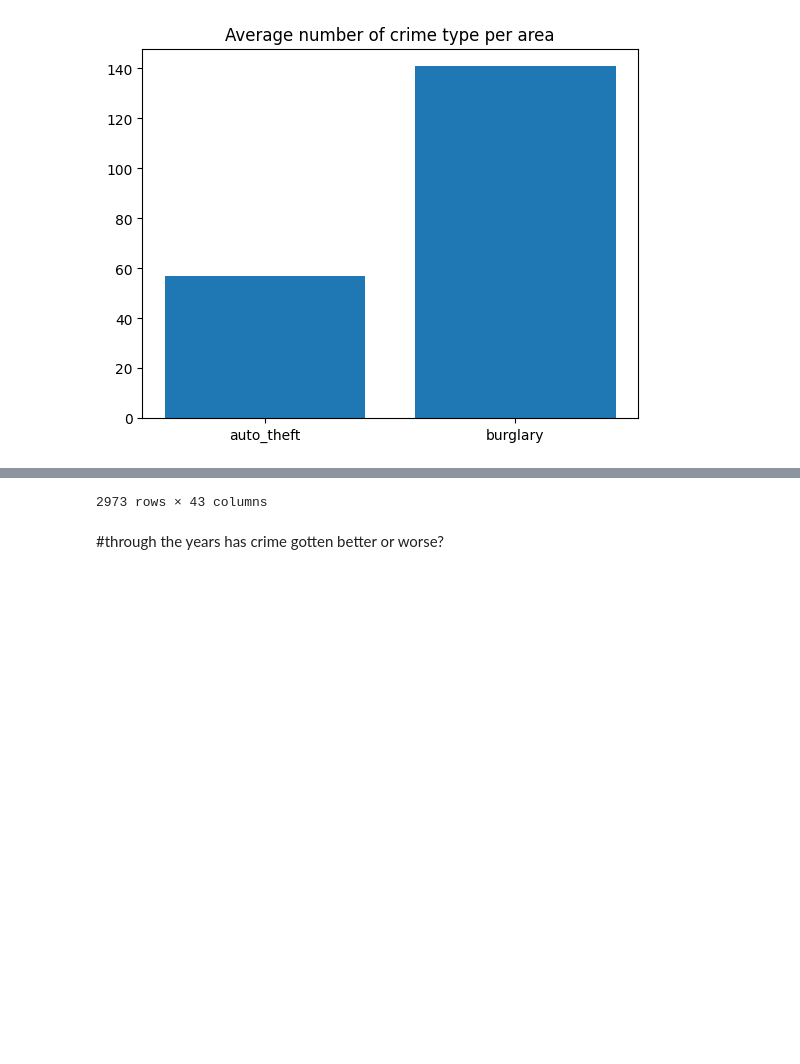
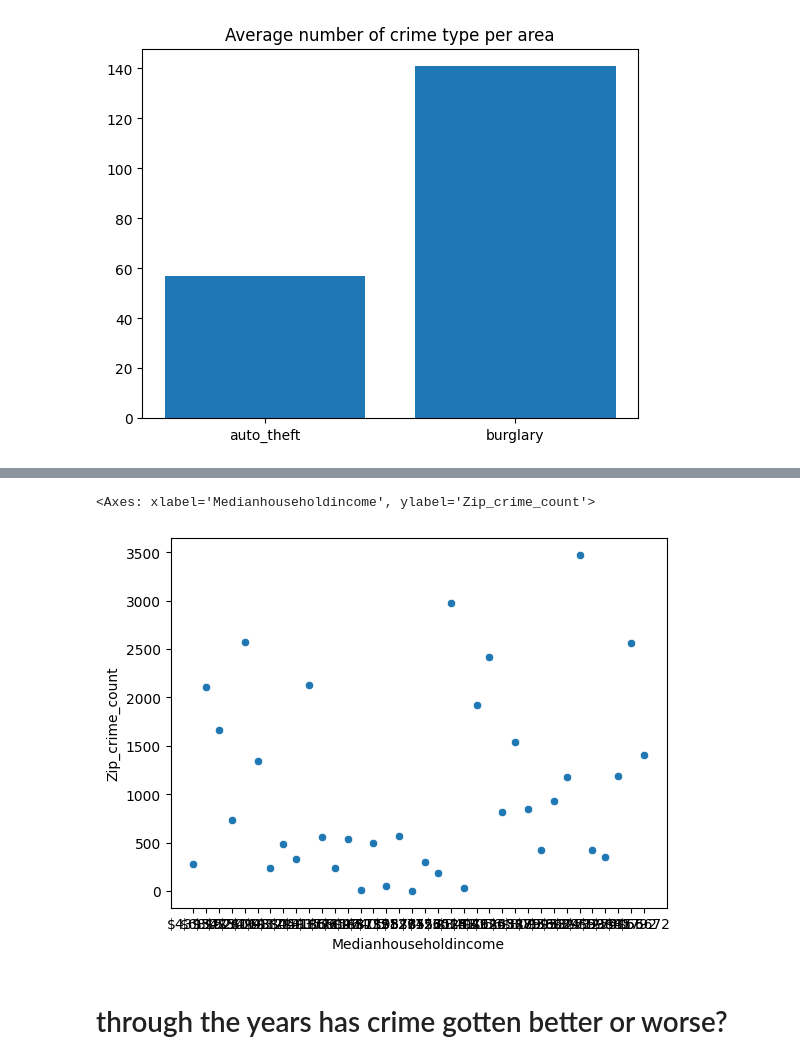
Before and after one commit to beaumartin25/cs5830_project2, a Jupyter notebook: project2.ipynb, the cells around one changed output, grey strips where cells are left out. Drawn from its saved outputs; the diff is of its cells as text; code cells hidden in the pictures; blank space fills up the shorter version.

```diff
--- a/project2.ipynb
+++ b/project2.ipynb
@@ -145,11 +145,11 @@ crime_counts
 # %%
-
 #determines how many crimes have been commited in a zip code.
 crime_zip = crime_housing_df.groupby('Zip_Code_Crime').size().reset_index(name='Zip_crime_count')
-crime_zip
 
-# find the dtata for 78741
 
-zip78741 = crime_housing_df[crime_housing_df.Zip_Code_Crime == 78741].copy()
-zip78741
+crime_zip_income= crime_zip.merge(crime_housing_df[['Zip_Code_Crime', 'Medianhouseholdincome']].drop_duplicates('Zip_Code_Crime'), on='Zip_Code_Crime')
+crime_zip_income.dropna()
+
+sns.scatterplot(data = crime_zip_income, x = 'Medianhouseholdincome', y='Zip_crime_count')
+#display(stats.pearsonr(crime_zip_income.Zip_crime_count, crime_zip_income.Medianhouseholdincome))
 # %% [output]
@@ -168,3 +156,4 @@ zip78741
-2973 rows × 43 columns
+<Axes: xlabel='Medianhouseholdincome', ylabel='Zip_crime_count'>
+[figure, added]
 # %% [markdown]
-#through the years has crime gotten better or worse?
+# through the years has crime gotten better or worse?
```
Also changed, not shown: parts of 5 cells of this notebook.
